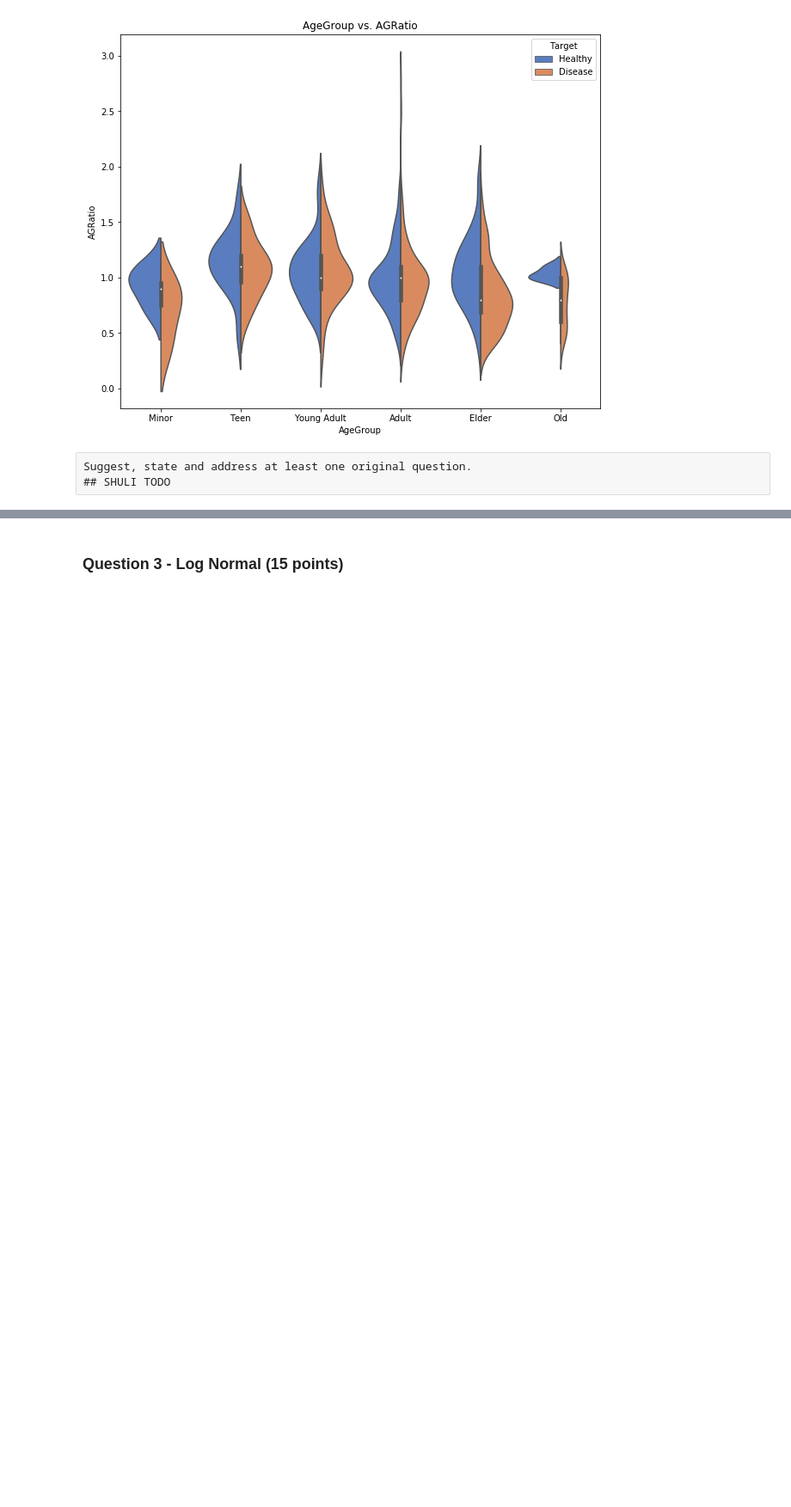
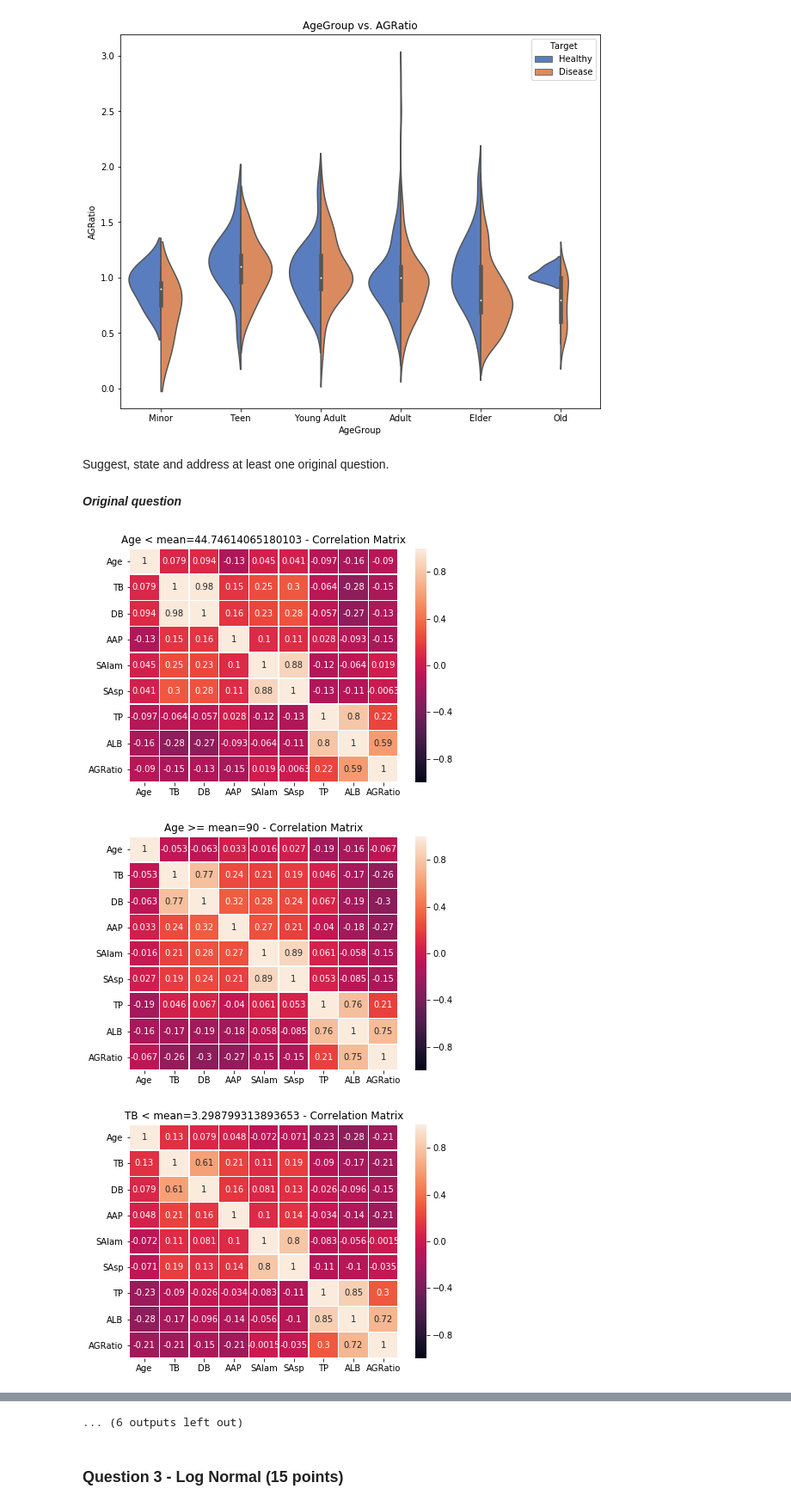
Before and after one commit to mayakerem/StatisticsDataAnalysis, a Jupyter notebook: HW3/HW3.ipynb, the cells around one changed output, grey strips where cells are left out. Shown at 86% size. Cells and saved outputs as stored; diff of their text form; code cells hidden in the pictures; blank space fills up the shorter version.

```diff
--- a/HW3/HW3.ipynb
+++ b/HW3/HW3.ipynb
@@ -436,6 +473,35 @@ for feature in data_only_numeric.columns:
 [figure]
 [figure]
 [figure]
-# %% [raw]
-Suggest, state and address at least one original question.
-## SHULI TODO
+# %% [markdown]
+Suggest, state and address at least one original question.
+# %% [markdown]
+***Original question***
+# %%
+data_only_numeric = data_only_numeric.drop(['Target', 'AgeGroup'], axis=1)
+# %%
+def original_question(feature):
+    feature_mean = data_only_numeric[feature].mean()
+    feature_min = data_only_numeric[feature].min()
+    feature_max = data_only_numeric[feature].max()
+
+    less_than_data = data_only_numeric.loc[data_only_numeric[feature] < feature_mean]
+    greater_than_data = data_only_numeric.loc[data_only_numeric[feature] >= feature_mean]
+
+    SUB_DF = [
+        dict(data=less_than_data, name="{} < mean={}".format(feature, feature_mean)),
+        dict(data=greater_than_data, name="{} >= mean={}".format(feature, feature_max))
+    ]
+
+    for sub_df in SUB_DF:
+        plt.figure(figsize=(7,5))
+        sns.heatmap(sub_df['data'].corr(), annot=True, linewidths=0.5, vmin=-1, vmax=1)
+        plt.title("{} - Correlation Matrix".format(sub_df['name']))
+        plt.show()
+
+for feature in list(data_only_numeric.columns):
+    original_question(feature)
+# %% [output]
+[figure, added]
+[figure, added]
+[figure, added]
@@ -442,3 +517,4 @@ Suggest, state and address at least one original question.
+... (6 outputs left out)
 # %% [markdown]
 ### Question 3 - Log Normal (15 points)
 # %% [markdown]
```
Also changed, not shown: parts of 15 cells of this notebook, 2 other files.
